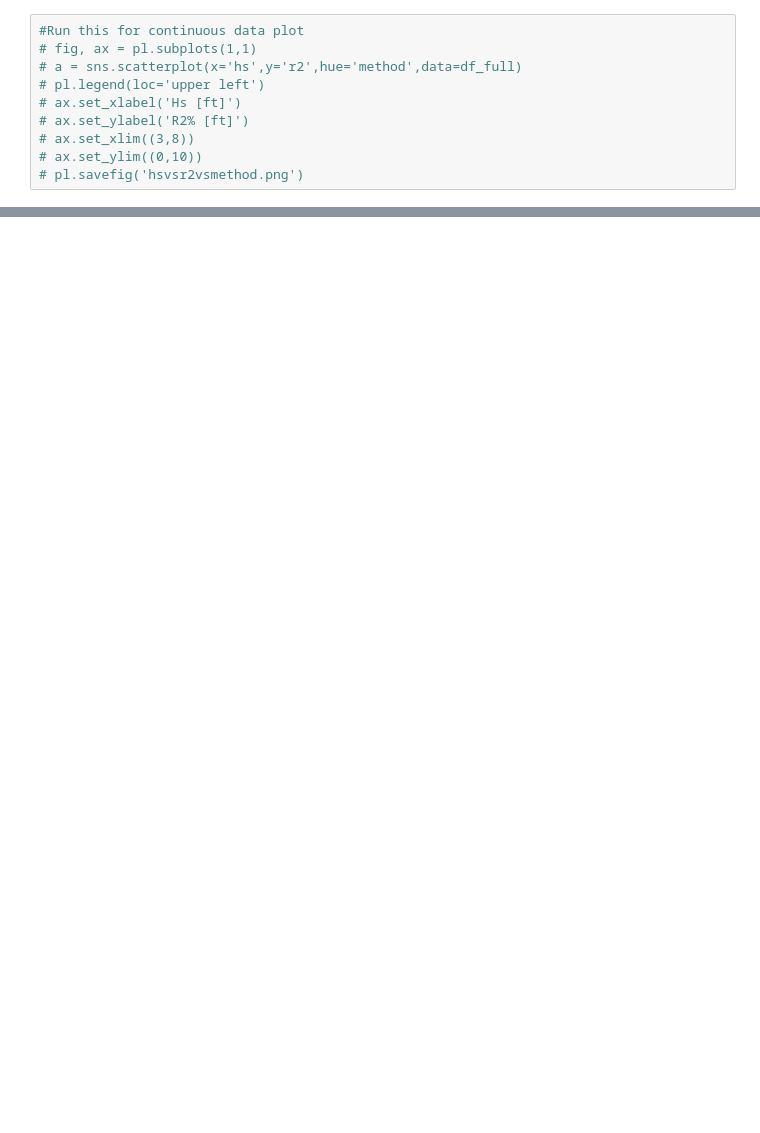
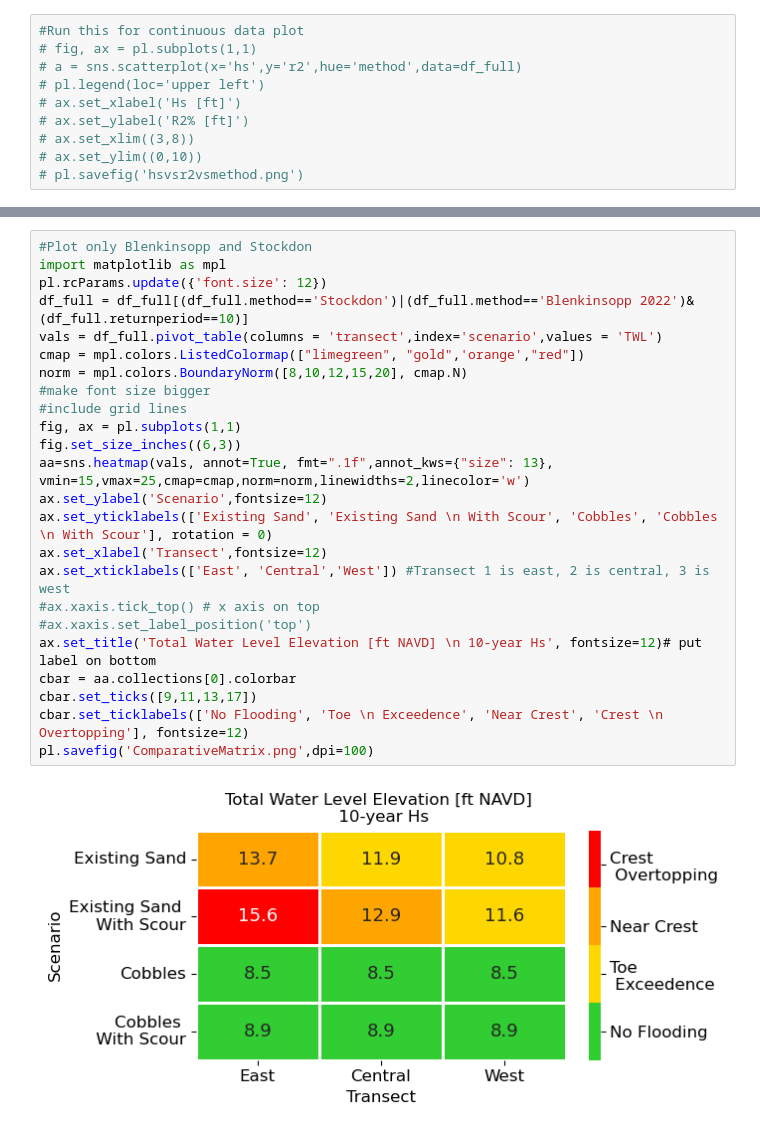
Before and after one commit to anellenson/py-wave-runup, a Jupyter notebook: ResultsPlotting.ipynb, the cells around one changed output, grey strips where cells are left out. Drawn from its saved outputs; the diff is of its cells as text; blank space fills up the shorter version.

```diff
--- a/ResultsPlotting.ipynb
+++ b/ResultsPlotting.ipynb
@@ -91,0 +128,26 @@ for i in range(3):
+# %%
+#Plot only Blenkinsopp and Stockdon
+import matplotlib as mpl
+pl.rcParams.update({'font.size': 12})
+df_full = df_full[(df_full.method=='Stockdon')|(df_full.method=='Blenkinsopp 2022')&(df_full.returnperiod==10)]
+vals = df_full.pivot_table(columns = 'transect',index='scenario',values = 'TWL')
+cmap = mpl.colors.ListedColormap(["limegreen", "gold",'orange',"red"])
+norm = mpl.colors.BoundaryNorm([8,10,12,15,20], cmap.N)
+#make font size bigger
+#include grid lines
+fig, ax = pl.subplots(1,1)
+fig.set_size_inches((6,3))
+aa=sns.heatmap(vals, annot=True, fmt=".1f",annot_kws={"size": 13}, vmin=15,vmax=25,cmap=cmap,norm=norm,linewidths=2,linecolor='w')
+ax.set_ylabel('Scenario',fontsize=12)
+ax.set_yticklabels(['Existing Sand', 'Existing Sand \n With Scour', 'Cobbles', 'Cobbles \n With Scour'], rotation = 0)
+ax.set_xlabel('Transect',fontsize=12)
+ax.set_xticklabels(['East', 'Central','West']) #Transect 1 is east, 2 is central, 3 is west
+#ax.xaxis.tick_top() # x axis on top
+#ax.xaxis.set_label_position('top')
+ax.set_title('Total Water Level Elevation [ft NAVD] \n 10-year Hs', fontsize=12)# put label on bottom
+cbar = aa.collections[0].colorbar
+cbar.set_ticks([9,11,13,17])
+cbar.set_ticklabels(['No Flooding', 'Toe \n Exceedence', 'Near Crest', 'Crest \n Overtopping'], fontsize=12)
+pl.savefig('ComparativeMatrix.png',dpi=100)
+# %% [output]
+[figure, added]
```
Also changed, not shown: parts of 5 cells of this notebook, 6 other files.
